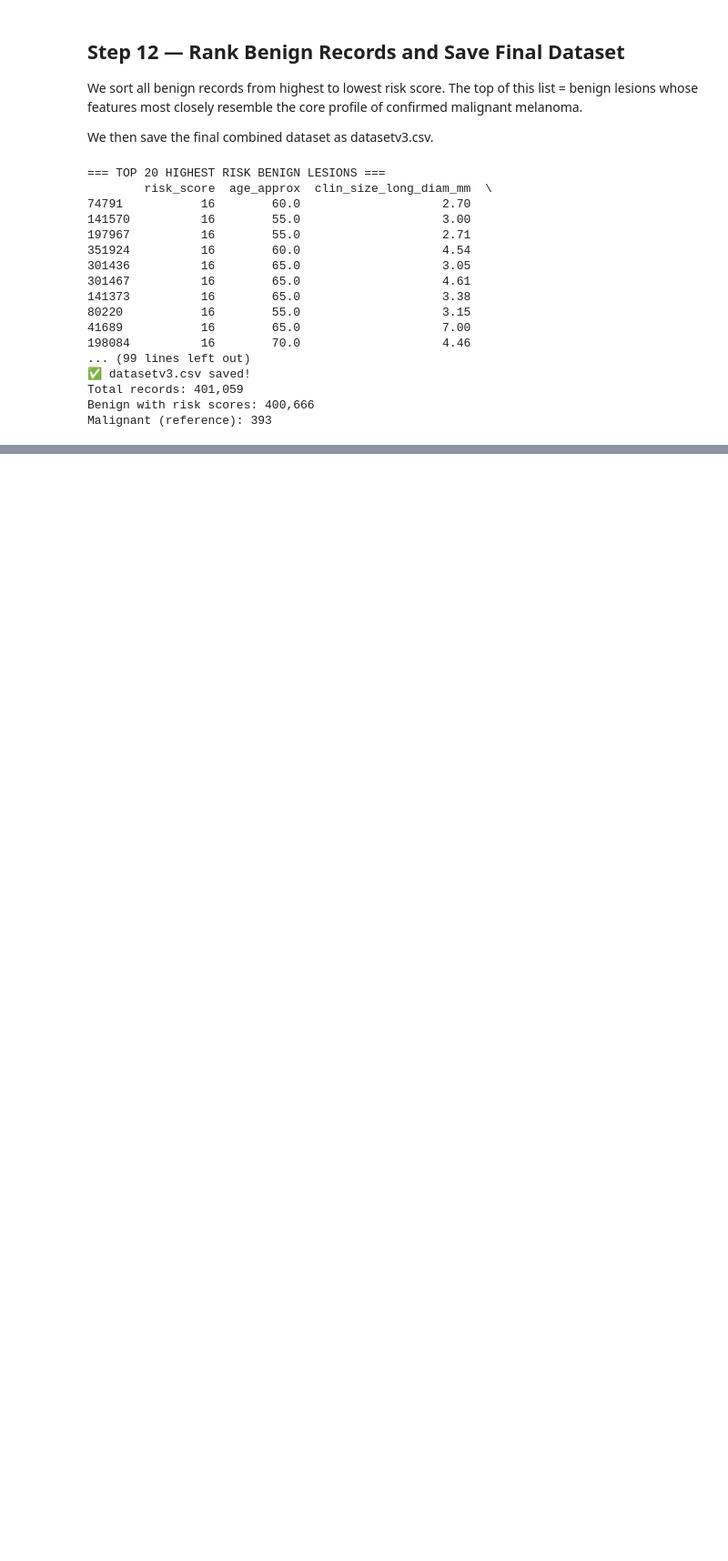
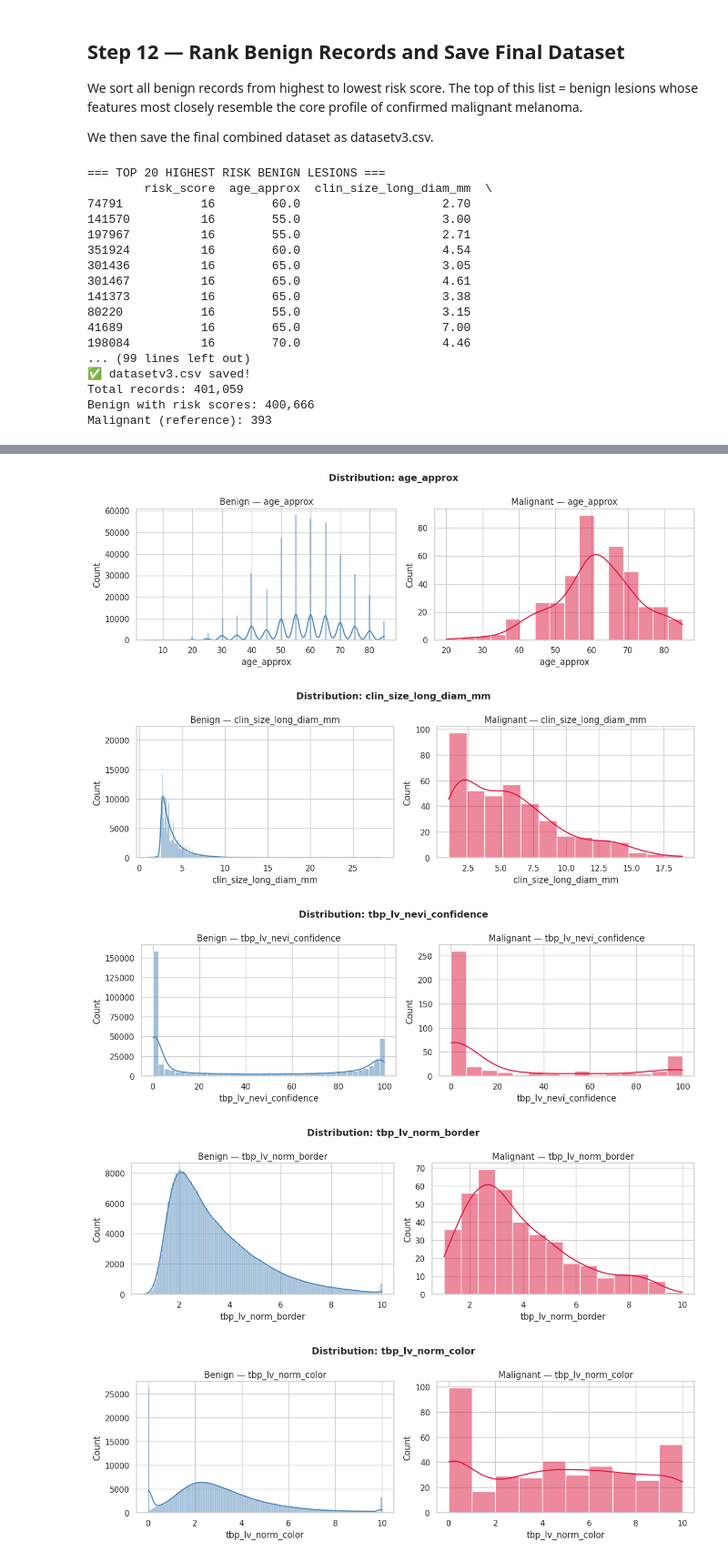
Before and after one commit to crammiee/170melanoma, a Jupyter notebook: 170melanoma.ipynb, the cells around one changed output, grey strips where cells are left out. Shown at 91% size. Drawn from its saved outputs; the diff is of its cells as text; code cells hidden in the pictures; blank space fills up the shorter version.

```diff
--- a/170melanoma.ipynb
+++ b/170melanoma.ipynb
@@ -413,0 +494,10 @@ Malignant (reference): 393
+# %%
+import matplotlib.pyplot as plt
+import seaborn as sns
+import os
+
+sns.set_theme(style='whitegrid')
+SAVE_DIR = '/content/drive/My Drive/Melanoma170/graphs/'
+os.makedirs(SAVE_DIR, exist_ok=True)
+
+print("✅ Graph directory ready!")
@@ -413,0 +512,24 @@ Malignant (reference): 393
+# %%
+for col in ANALYSIS_COLS:
+    fig, axes = plt.subplots(1, 2, figsize=(12, 4))
+
+    sns.histplot(df_benign[col], kde=True, ax=axes[0], color='steelblue')
+    axes[0].set_title(f'Benign — {col}')
+    axes[0].set_xlabel(col)
+
+    sns.histplot(df_malignant[col], kde=True, ax=axes[1], color='crimson')
+    axes[1].set_title(f'Malignant — {col}')
+    axes[1].set_xlabel(col)
+
+    plt.suptitle(f'Distribution: {col}', fontsize=13, fontweight='bold')
+    plt.tight_layout()
+    plt.savefig(SAVE_DIR + f'{col}_histogram.png', dpi=150, bbox_inches='tight')
+    plt.show()
+
+print("✅ All histograms saved!")
+# %% [output]
+[figure, added]
+[figure, added]
+[figure, added]
+[figure, added]
+[figure, added]
```
Also changed, not shown: parts of 16 cells of this notebook.
